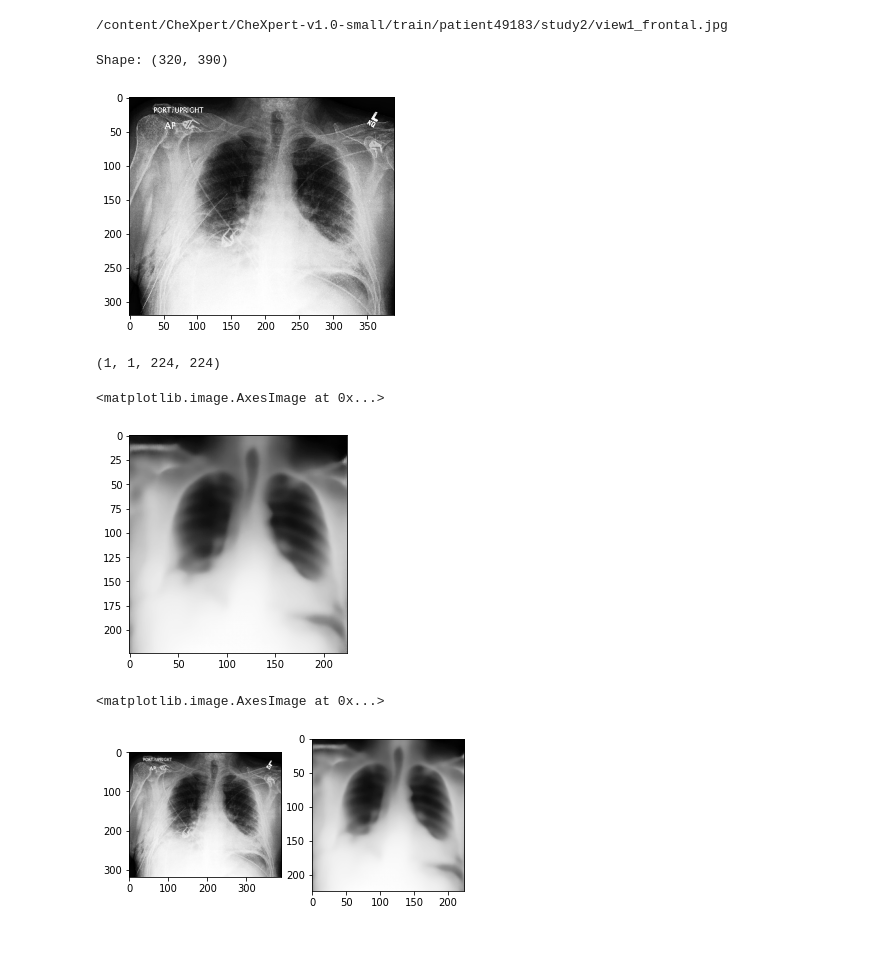
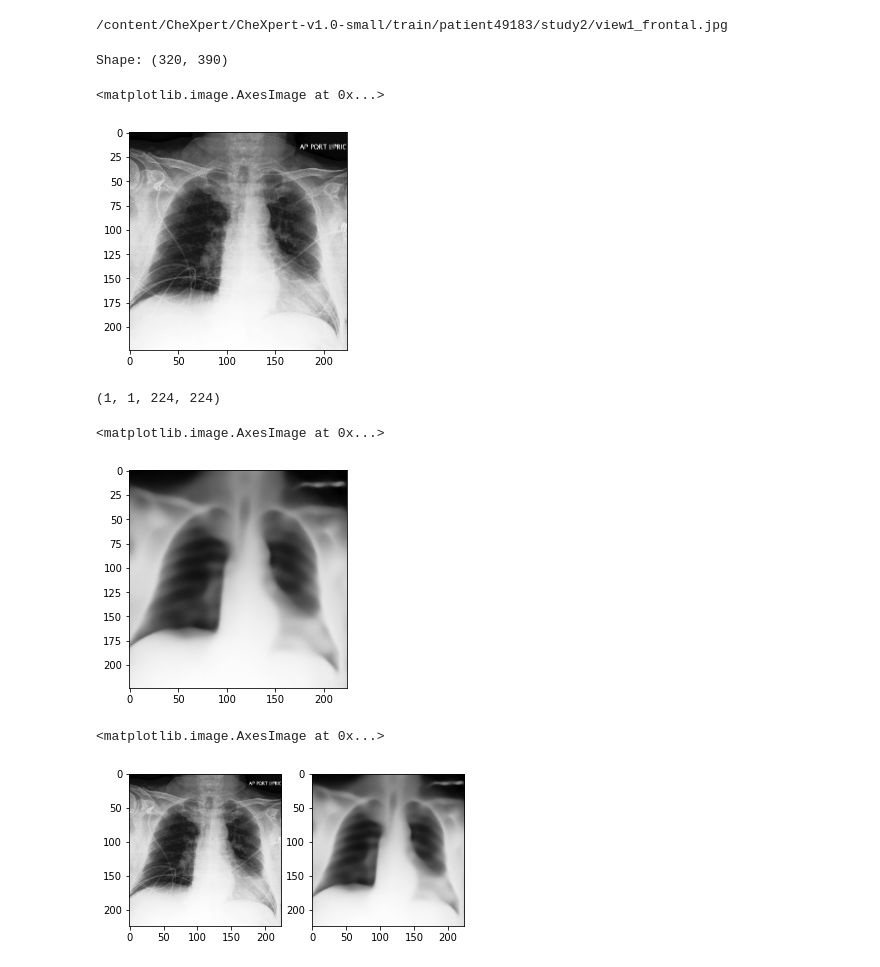
Before and after one commit to florianjuengermann/local-counterfactuals, a Jupyter notebook: XRV_Autoencoder.ipynb, the cells around one changed output. Drawn from its saved outputs; the diff is of its cells as text; code cells hidden in the pictures.

```diff
--- a/XRV_Autoencoder.ipynb
+++ b/XRV_Autoencoder.ipynb
@@ -64,40 +44,48 @@ Wall time: 5min 35s
 # %% [output]
 /content/CheXpert/CheXpert-v1.0-small/train/patient49183/study2/view1_frontal.jpg
 # %%
-img_path = "/content/CheXpert/CheXpert-v1.0-small/train/patient49183/study2/view1_frontal.jpg"
+colab = False
+dataset_path = "/content/CheXpert/" if colab else "."
+img_path = f"{dataset_path}/CheXpert-v1.0-small/valid/patient64541/study1/view1_frontal.jpg"
 chexpert_img = skimage.io.imread(img_path)
 
 print(f"Shape: {chexpert_img.shape}")
 plt.imshow(chexpert_img, cmap="Greys_r")
 plt_img_before = np.copy(chexpert_img)
 
-chexpert_img = xrv.datasets.normalize(chexpert_img, 255)
-chexpert_img = chexpert_img[None, :, :]
-transform = torchvision.transforms.Compose([
-    xrv.datasets.XRayCenterCrop(),
-    xrv.datasets.XRayResizer(224),
-])
-chexpert_img = transform(chexpert_img)
-chexpert_img = torch.from_numpy(chexpert_img).unsqueeze(0)
+def normalize_img(img):
+    chexpert_img = xrv.datasets.normalize(img, 255)
+    chexpert_img = chexpert_img[None, :, :]
+    transform = torchvision.transforms.Compose([
+        xrv.datasets.XRayCenterCrop(),
+        xrv.datasets.XRayResizer(224),
+    ])
+    chexpert_img = transform(chexpert_img)
+    chexpert_img = torch.from_numpy(chexpert_img).unsqueeze(0)
+    return chexpert_img
+
+chexpert_img = normalize_img(chexpert_img)
+plt.imshow(chexpert_img[0, 0], cmap="Greys_r")
 # %% [output]
 Shape: (320, 390)
+<matplotlib.image.AxesImage at 0x...>
-[figure, old version]
+[figure, new version]
 # %%
 ae = xrv.autoencoders.ResNetAE(weights="101-elastic")
-out = ae(chexpert_img)
-# z = ae.encode(chexpert_img)
-# decoded = ae.decode(z).detach().numpy()
-img_r = out['out'].detach().numpy()
+#out = ae(chexpert_img)
+z = ae.encode(chexpert_img)
+decoded = ae.decode(z).detach().numpy()
+#img_r = out['out'].detach().numpy()
 print(decoded.shape)
 plt.imshow(decoded[0][0], cmap="Greys_r")
 # %% [output]
 (1, 1, 224, 224)
 <matplotlib.image.AxesImage at 0x...>
-[figure, old version]
+[figure, new version]
 # %%
 fig, ax = plt.subplots(1,2)
-ax[0].imshow(plt_img_before, cmap='Greys_r')
-ax[1].imshow(img_r[0][0], cmap='Greys_r')
+ax[0].imshow(chexpert_img[0, 0], cmap='Greys_r')
+ax[1].imshow(decoded[0][0], cmap='Greys_r')
 # %% [output]
 <matplotlib.image.AxesImage at 0x...>
-[figure, old version]
+[figure, new version]
```
Also changed, not shown: parts of 5 cells of this notebook, 1 other file.
